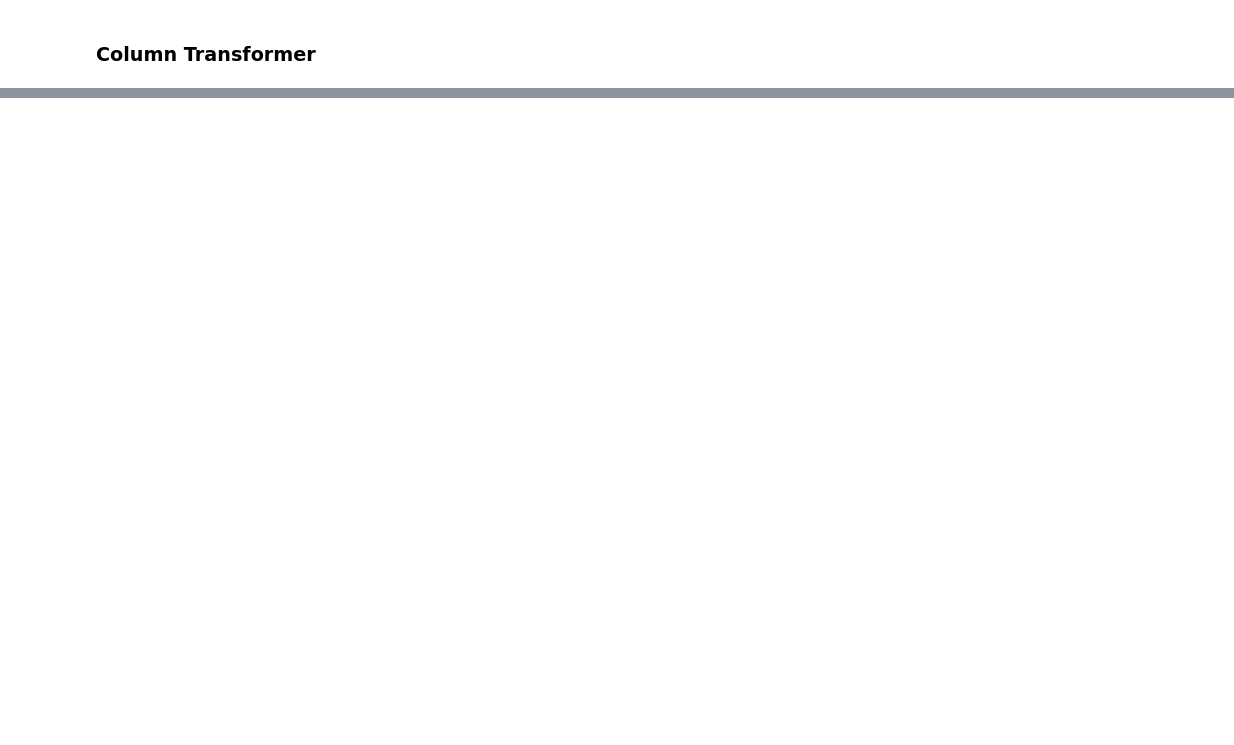
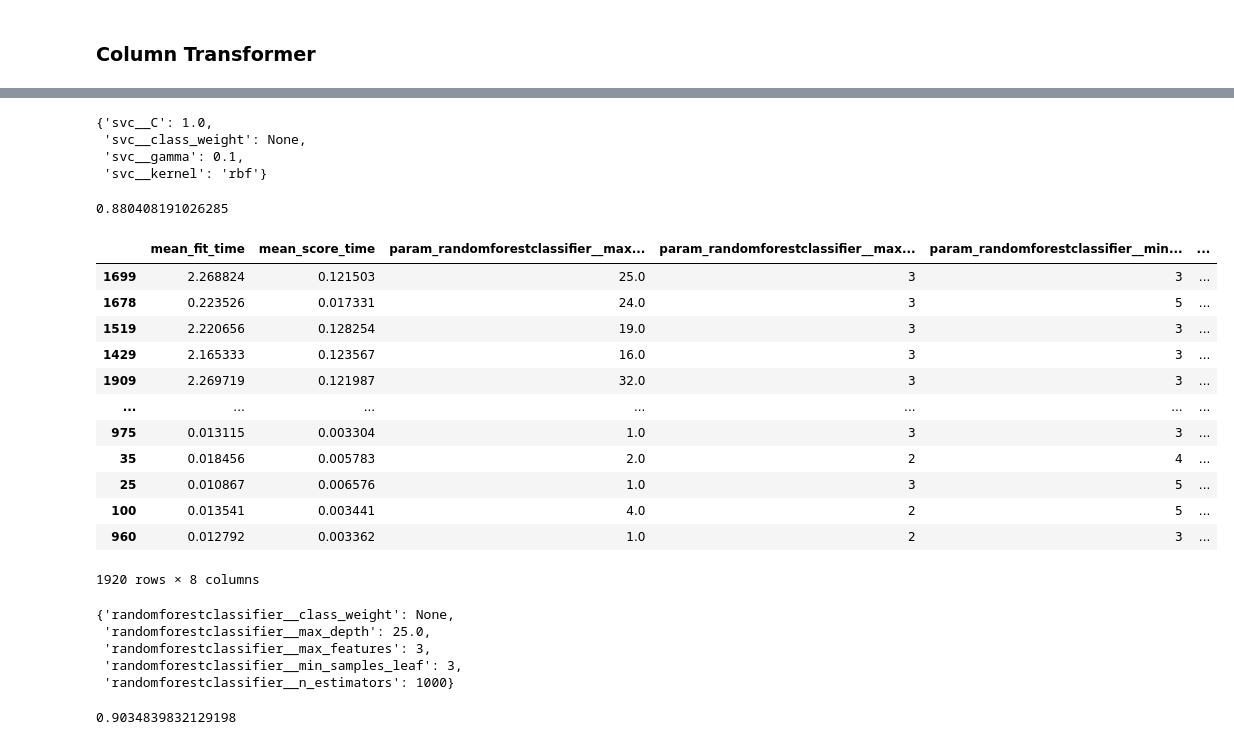
Before and after one commit to valli180/customer_churn_analysis, a Jupyter notebook: model.ipynb, the cells around one changed output, grey strips where cells are left out. Drawn from its saved outputs; the diff is of its cells as text; code cells hidden in the pictures; blank space fills up the shorter version.

```diff
--- a/model.ipynb
+++ b/model.ipynb
@@ -286,0 +440,66 @@ def cross_val_score(model, X_train, y_train, X_val, y_val, return_train_score=Tr
+# %%
+results_svc.best_params_
+# %% [output]
+{'svc__C': 1.0,
+ 'svc__class_weight': None,
+ 'svc__gamma': 0.1,
+ 'svc__kernel': 'rbf'}
+# %%
+results_svc.best_score_
+# %% [output]
+0.880408191026285
+# %%
+#RF
+param_grid_rf = {
+    'randomforestclassifier__max_depth': np.linspace(1, 32, 32, endpoint=True),
+    'randomforestclassifier__max_features': [2, 3],
+    'randomforestclassifier__min_samples_leaf': [3, 4, 5],
+    'randomforestclassifier__n_estimators':[1, 4, 10, 100, 1000],
+    'randomforestclassifier__class_weight': ["balanced", None]
+}
+
+results_rf = {}
+
+pipe_rf = make_pipeline(preprocessor, RandomForestClassifier())
+grid_search = GridSearchCV(pipe_rf,
+                           param_grid=param_grid_rf,
+                           cv=5,
+                           n_jobs=-1,
+                           return_train_score=True,
+                           scoring="roc_auc")
+results_rf = grid_search.fit(X_train, y_train)
+# %%
+pd.DataFrame(results_rf.cv_results_)[["mean_fit_time",
+                                      "mean_score_time",
+                                      "param_randomforestclassifier__max_depth",
+                                      "param_randomforestclassifier__max_features",
+                                      "param_randomforestclassifier__min_samples_leaf",
+                                      "param_randomforestclassifier__n_estimators",
+                                      "mean_test_score",
+                                      "mean_train_score"]].sort_values(by="mean_test_score", ascending=False)
+# %% [output]
+|  | mean_fit_time | mean_score_time | param_randomforestclassifier__max... | param_randomforestclassifier__max... | param_randomforestclassifier__min... | ... |
+| 1699 | 2.268824 | 0.121503 | 25.0 | 3 | 3 | ... |
+| 1678 | 0.223526 | 0.017331 | 24.0 | 3 | 5 | ... |
+| 1519 | 2.220656 | 0.128254 | 19.0 | 3 | 3 | ... |
+| 1429 | 2.165333 | 0.123567 | 16.0 | 3 | 3 | ... |
+| 1909 | 2.269719 | 0.121987 | 32.0 | 3 | 3 | ... |
+| ... | ... | ... | ... | ... | ... | ... |
+| 975 | 0.013115 | 0.003304 | 1.0 | 3 | 3 | ... |
+| 35 | 0.018456 | 0.005783 | 2.0 | 2 | 4 | ... |
+| 25 | 0.010867 | 0.006576 | 1.0 | 3 | 5 | ... |
+| 100 | 0.013541 | 0.003441 | 4.0 | 2 | 5 | ... |
+| 960 | 0.012792 | 0.003362 | 1.0 | 2 | 3 | ... |
+1920 rows × 8 columns
+# %%
+results_rf.best_params_
+# %% [output]
+{'randomforestclassifier__class_weight': None,
+ 'randomforestclassifier__max_depth': 25.0,
+ 'randomforestclassifier__max_features': 3,
+ 'randomforestclassifier__min_samples_leaf': 3,
+ 'randomforestclassifier__n_estimators': 1000}
+# %%
+results_rf.best_score_
+# %% [output]
+0.9034839832129198
```
Also changed, not shown: parts of 31 cells of this notebook.
